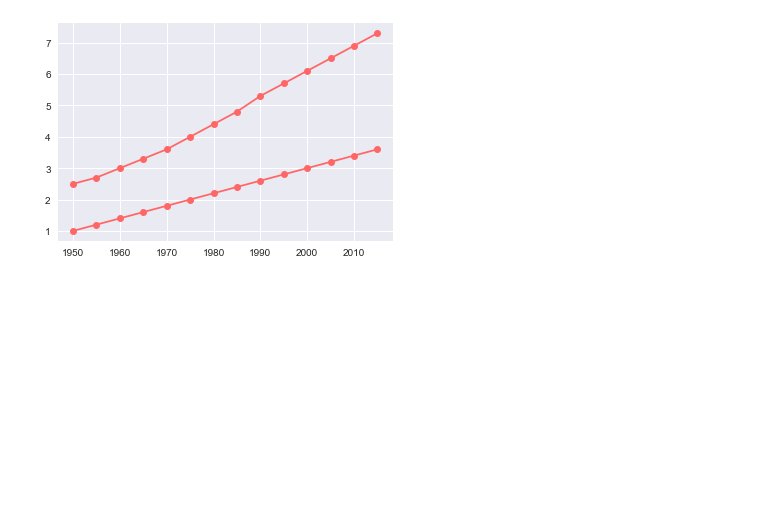
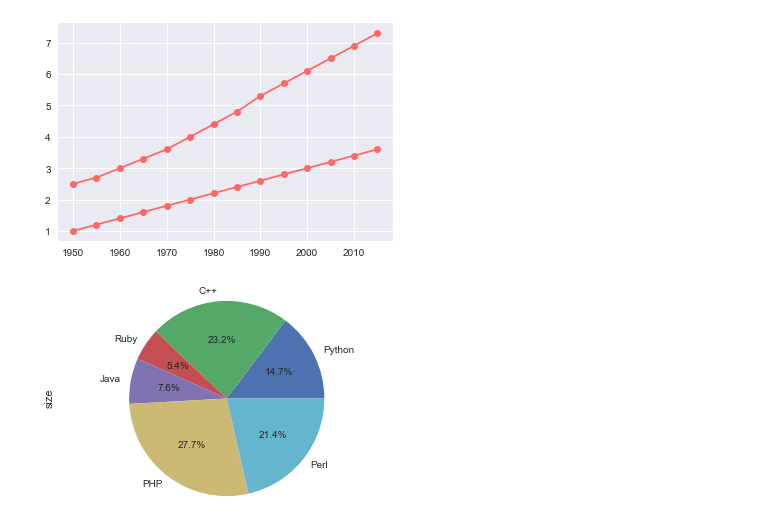
Before and after one commit to jhonasttan/pythonBegToAdClass, a Jupyter notebook: sect14-project9-DataVisiualization/mainNoteBook.ipynb, the cells around one changed output. Saved outputs shown, nothing was run; the diff lists cells and outputs as text; code cells hidden in the pictures; blank space fills up the shorter version.

Commit message:
Sect: 14 - Project #9 - Data Visualization - 134. Let's make pie charts
Signed-off-by: jhonasttan <jhonasttan@gmail.com>

```diff
--- a/sect14-project9-DataVisiualization/mainNoteBook.ipynb
+++ b/sect14-project9-DataVisiualization/mainNoteBook.ipynb
@@ -112,3 +112,14 @@ plt.setp(lines, color=(1, .4, .4), marker='o')
 plt.show()
 # %% [output]
 [figure]
+# %%
+labels = 'Python', 'C++', 'Ruby', 'Java', 'PHP', 'Perl'
+sizes = [33, 52, 12, 17, 62, 48]
+seperated = [.1, .1, 0, 0, 0, 0] #to use float a section
+# %%
+df_pie = pd.DataFrame({'labels': labels, 'size': sizes})
+df_pie.plot(kind="pie", y='size', labels=labels, legend=False, autopct='%1.1f%%')
+plt.axis('equal')
+plt.show()
+# %% [output]
+[figure, added]
```
Also changed, not shown: parts of 3 cells of this notebook.
